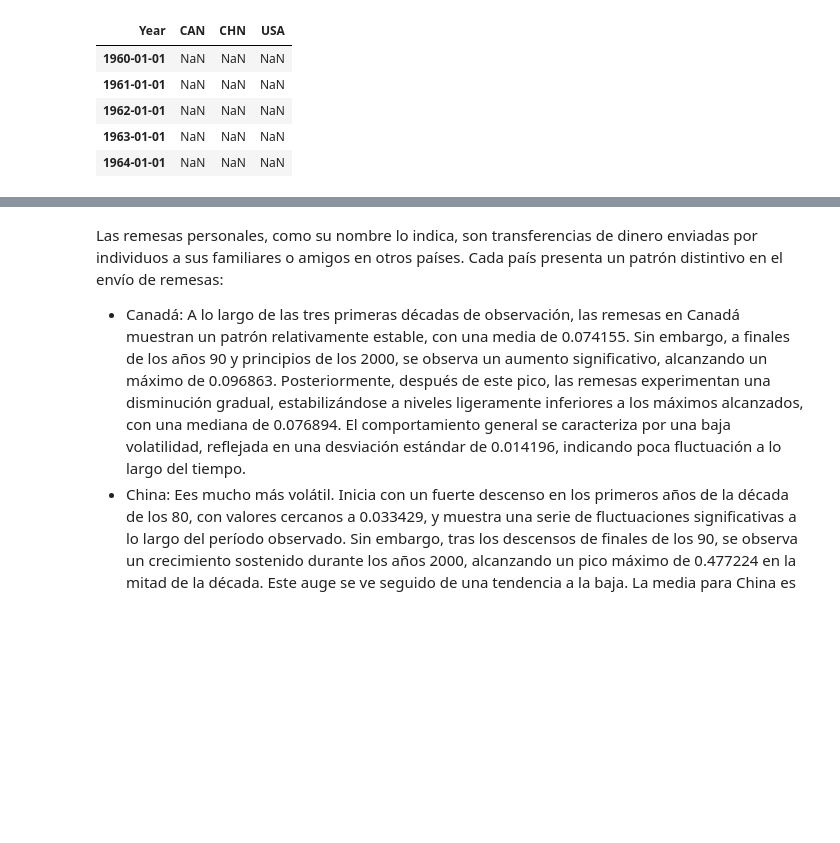
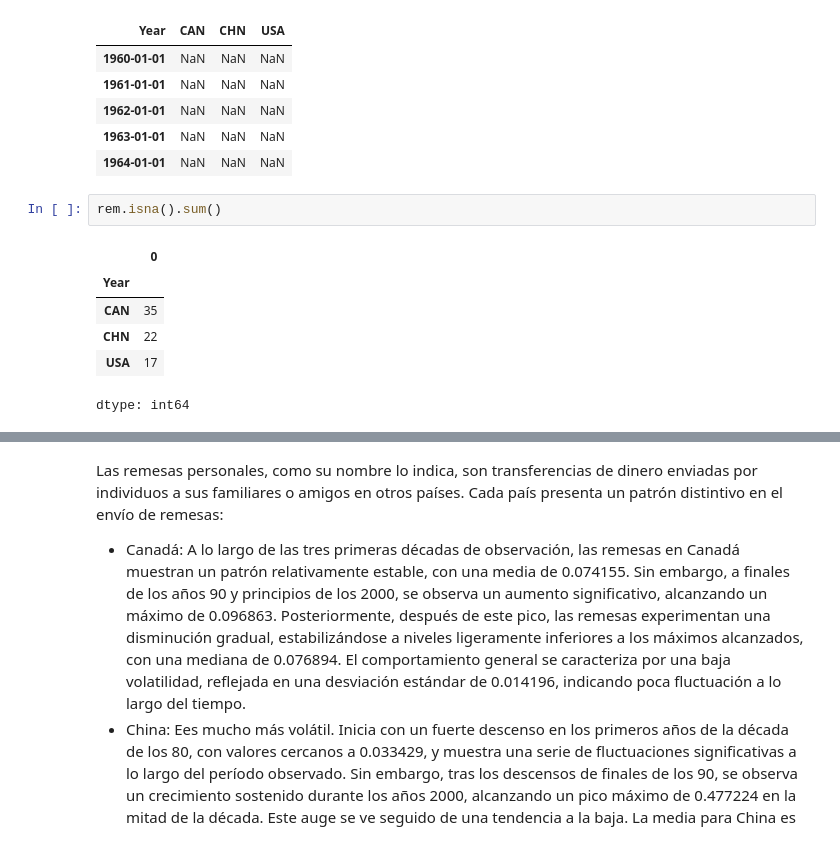
Before and after one commit to Maquililo/prueba-reclutamiento-python, a Jupyter notebook: notebook.ipynb, the cells around one changed output, grey strips where cells are left out. Cells and saved outputs as stored; diff of their text form; blank space fills up the shorter version.

```diff
--- a/notebook.ipynb
+++ b/notebook.ipynb
@@ -373,6 +318,15 @@ rem.head()
 | 1962-01-01 | NaN | NaN | NaN |
 | 1963-01-01 | NaN | NaN | NaN |
 | 1964-01-01 | NaN | NaN | NaN |
+# %%
+rem.isna().sum()
+# %% [output]
+|  | 0 |
+| Year |  |
+| CAN | 35 |
+| CHN | 22 |
+| USA | 17 |
+dtype: int64
 # %%
 rem.plot.line(figsize = (10, 5))
 plt.xticks(rotation = 45)
```
Also changed, not shown: parts of 41 cells of this notebook.
